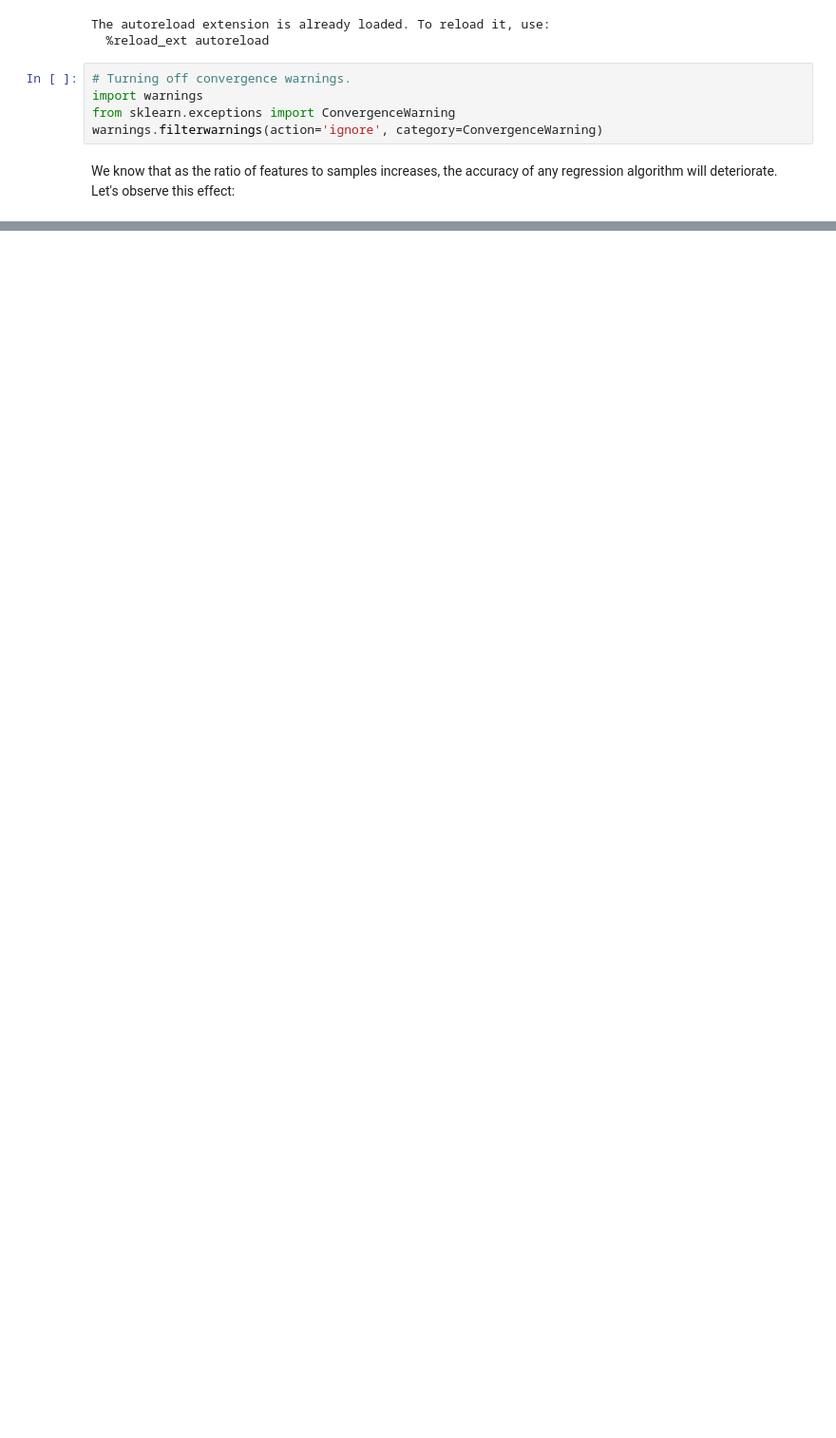
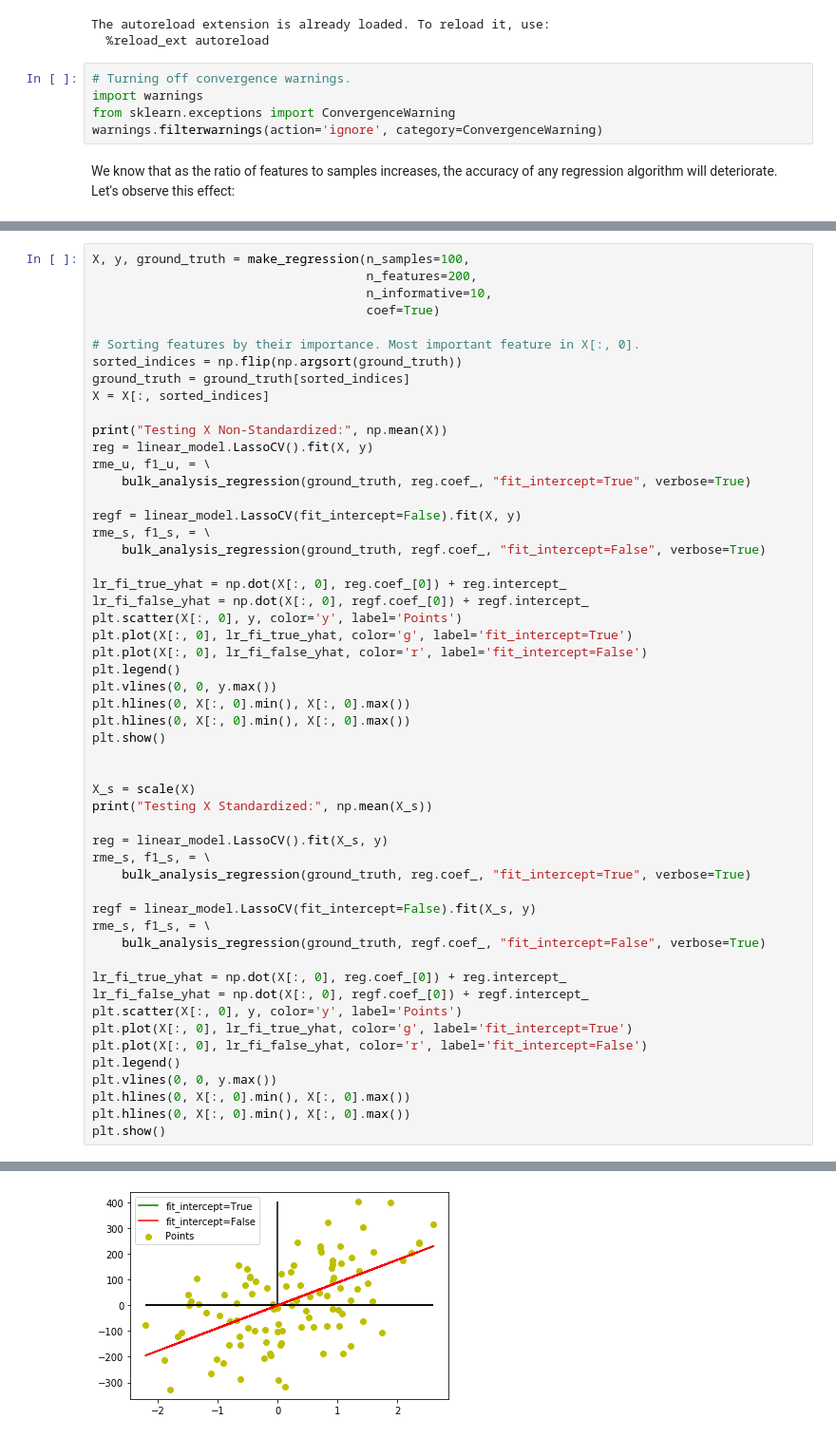
Before and after one commit to jamesmatthewhamilton/Random-Regression-Python, a Jupyter notebook: Random_Lasso_Analysis.ipynb, the cells around one changed output, grey strips where cells are left out. Shown at 95% size. Drawn from its saved outputs; the diff is of its cells as text; blank space fills up the shorter version.

```diff
--- a/Random_Lasso_Analysis.ipynb
+++ b/Random_Lasso_Analysis.ipynb
@@ -111,0 +76,54 @@ for ii in tqdm(range(tests)):
+# %%
+X, y, ground_truth = make_regression(n_samples=100,
+                                     n_features=200,
+                                     n_informative=10,
+                                     coef=True)
+
+# Sorting features by their importance. Most important feature in X[:, 0].
+sorted_indices = np.flip(np.argsort(ground_truth))
+ground_truth = ground_truth[sorted_indices]
+X = X[:, sorted_indices]
+
+print("Testing X Non-Standardized:", np.mean(X))
+reg = linear_model.LassoCV().fit(X, y)
+rme_u, f1_u, = \
+    bulk_analysis_regression(ground_truth, reg.coef_, "fit_intercept=True", verbose=True)
+
+regf = linear_model.LassoCV(fit_intercept=False).fit(X, y)
+rme_s, f1_s, = \
+    bulk_analysis_regression(ground_truth, regf.coef_, "fit_intercept=False", verbose=True)
+
+lr_fi_true_yhat = np.dot(X[:, 0], reg.coef_[0]) + reg.intercept_
+lr_fi_false_yhat = np.dot(X[:, 0], regf.coef_[0]) + regf.intercept_
+plt.scatter(X[:, 0], y, color='y', label='Points')
+plt.plot(X[:, 0], lr_fi_true_yhat, color='g', label='fit_intercept=True')
+plt.plot(X[:, 0], lr_fi_false_yhat, color='r', label='fit_intercept=False')
+plt.legend()
+plt.vlines(0, 0, y.max())
+plt.hlines(0, X[:, 0].min(), X[:, 0].max())
+plt.hlines(0, X[:, 0].min(), X[:, 0].max())
+plt.show()
+
+
+X_s = scale(X)
+print("Testing X Standardized:", np.mean(X_s))
+
+reg = linear_model.LassoCV().fit(X_s, y)
+rme_s, f1_s, = \
+    bulk_analysis_regression(ground_truth, reg.coef_, "fit_intercept=True", verbose=True)
+
+regf = linear_model.LassoCV(fit_intercept=False).fit(X_s, y)
+rme_s, f1_s, = \
+    bulk_analysis_regression(ground_truth, regf.coef_, "fit_intercept=False", verbose=True)
+
+lr_fi_true_yhat = np.dot(X[:, 0], reg.coef_[0]) + reg.intercept_
+lr_fi_false_yhat = np.dot(X[:, 0], regf.coef_[0]) + regf.intercept_
+plt.scatter(X[:, 0], y, color='y', label='Points')
+plt.plot(X[:, 0], lr_fi_true_yhat, color='g', label='fit_intercept=True')
+plt.plot(X[:, 0], lr_fi_false_yhat, color='r', label='fit_intercept=False')
+plt.legend()
+plt.vlines(0, 0, y.max())
+plt.hlines(0, X[:, 0].min(), X[:, 0].max())
+plt.hlines(0, X[:, 0].min(), X[:, 0].max())
+plt.show()
+# %% [output]
@@ -111,0 +137 @@ for ii in tqdm(range(tests)):
+[figure, added]
```
Also changed, not shown: parts of 15 cells of this notebook, 1 other file.
